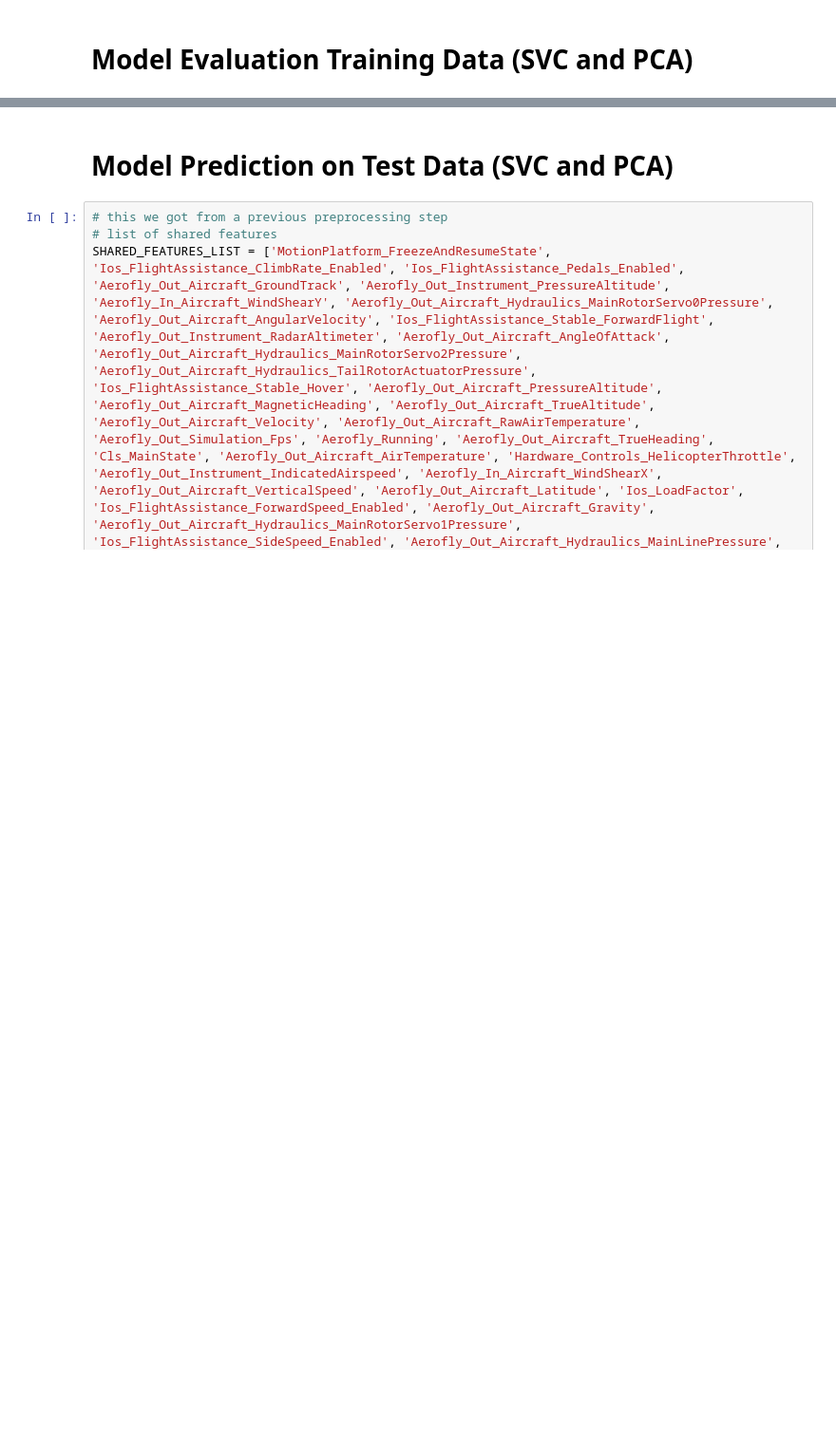
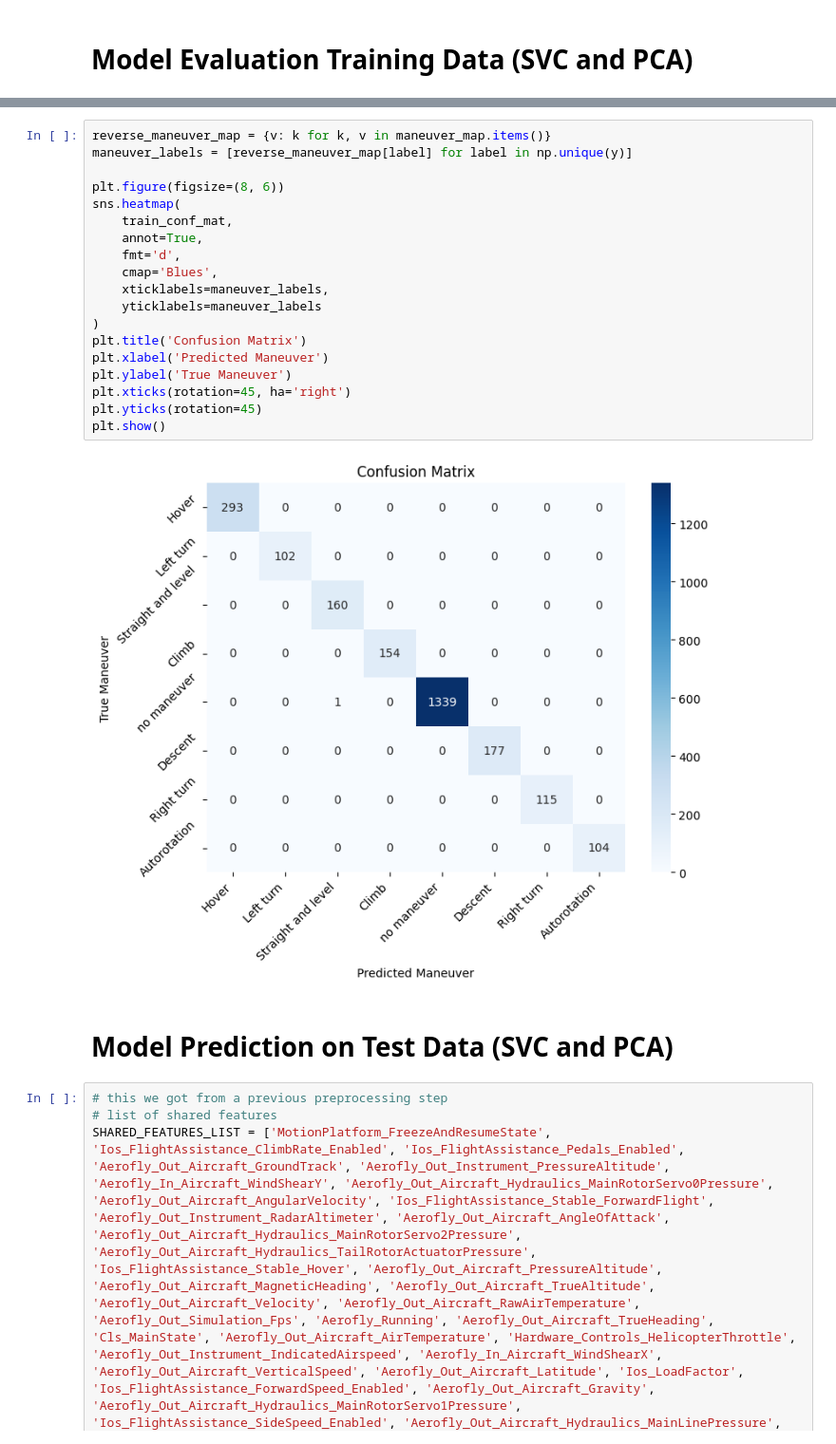
Before and after one commit to schbm/injmol, a Jupyter notebook: schubi-approach.ipynb, the cells around one changed output, grey strips where cells are left out. Shown at 95% size. Saved outputs shown, nothing was run; the diff lists cells and outputs as text; blank space fills up the shorter version.

Commit message:
testing and adding plots

```diff
--- a/schubi-approach.ipynb
+++ b/schubi-approach.ipynb
@@ -554,3 +552,24 @@ weighted avg       0.92      0.89      0.89      9034
+# %%
+reverse_maneuver_map = {v: k for k, v in maneuver_map.items()}
+maneuver_labels = [reverse_maneuver_map[label] for label in np.unique(y)]
+
+plt.figure(figsize=(8, 6))
+sns.heatmap(
+    train_conf_mat,
+    annot=True,
+    fmt='d',
+    cmap='Blues',
+    xticklabels=maneuver_labels,
+    yticklabels=maneuver_labels
+)
+plt.title('Confusion Matrix')
+plt.xlabel('Predicted Maneuver')
+plt.ylabel('True Maneuver')
+plt.xticks(rotation=45, ha='right')
+plt.yticks(rotation=45)
+plt.show()
+# %% [output]
+[figure, added]
 # %% [markdown]
 # Model Prediction on Test Data (SVC and PCA)
 # %%
```
Also changed, not shown: parts of 16 cells of this notebook.
